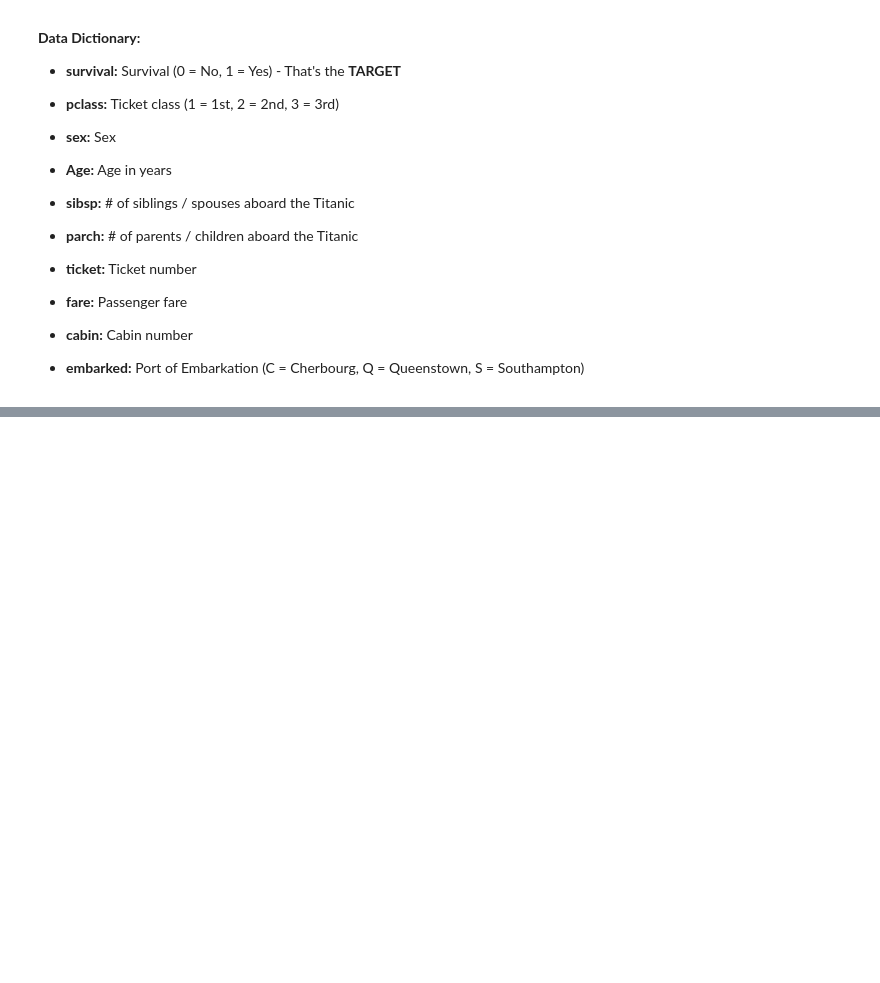
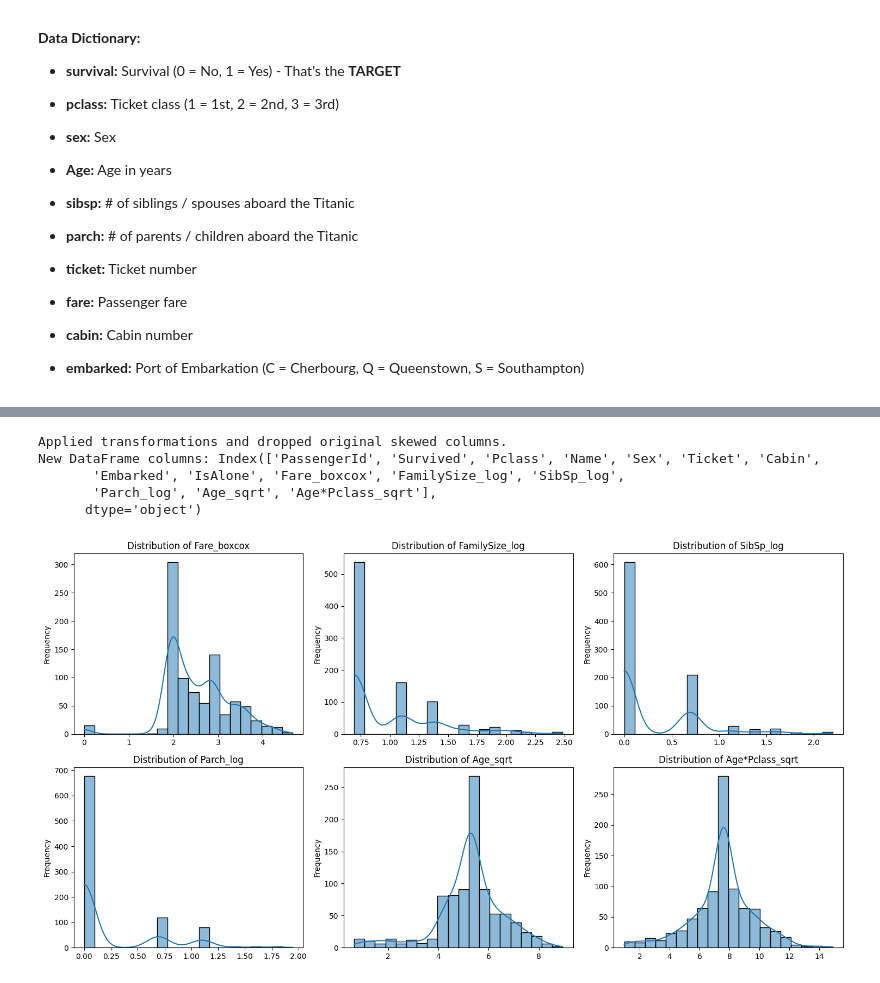
Before and after one commit to ArthurgLeonida/UFSC-DAS410108-Algorithms-DataToML, a Jupyter notebook: titanic.ipynb, the cells around one changed output, grey strips where cells are left out. Cells and saved outputs as stored; diff of their text form; code cells hidden in the pictures; blank space fills up the shorter version.

```diff
--- a/titanic.ipynb
+++ b/titanic.ipynb
@@ -375,0 +470,69 @@ df_eng.head(5)
+# %%
+# --- Handle Skewness in Key Numerical Features ---
+from scipy.stats import boxcox
+
+# Apply Box-Cox to Fare (add 1 to handle zero fares)
+df_eng['Fare_boxcox'], _ = boxcox(df_eng['Fare'] + 1)
+
+# Apply Log Transform to count-based features
+df_eng['FamilySize_log'] = np.log1p(df_eng['FamilySize'])
+df_eng['SibSp_log'] = np.log1p(df_eng['SibSp'])
+df_eng['Parch_log'] = np.log1p(df_eng['Parch'])
+
+# Apply Square Root Transform to moderately skewed features
+# Ensure the column exists and handle potential NaNs before transforming
+if 'Age' in df_eng.columns:
+    df_eng['Age_sqrt'] = np.sqrt(df_eng['Age'].fillna(df_eng['Age'].median()))
+if 'Age*Pclass' in df_eng.columns:
+    df_eng['Age*Pclass_sqrt'] = np.sqrt(df_eng['Age*Pclass'].fillna(df_eng['Age*Pclass'].median()))
+
+
+# --- Drop the Original Skewed Columns ---
+# Now that we have the transformed versions, we can drop the originals
+# to avoid multicollinearity.
+features_to_drop = ['Fare', 'FamilySize', 'SibSp', 'Parch']
+if 'Age' in df_eng.columns:
+    features_to_drop.append('Age')
+if 'Age*Pclass' in df_eng.columns:
+    features_to_drop.append('Age*Pclass')
+
+df_eng.drop(columns=features_to_drop, inplace=True)
+
+print("Applied transformations and dropped original skewed columns.")
+print("New DataFrame columns:", df_eng.columns)
+# %% [output]
+Applied transformations and dropped original skewed columns.
+New DataFrame columns: Index(['PassengerId', 'Survived', 'Pclass', 'Name', 'Sex', 'Ticket', 'Cabin',
+       'Embarked', 'IsAlone', 'Fare_boxcox', 'FamilySize_log', 'SibSp_log',
+       'Parch_log', 'Age_sqrt', 'Age*Pclass_sqrt'],
+      dtype='object')
+# %%
+# --- Visualize All Transformed Features ---
+
+# List the names of your new, transformed columns
+transformed_features = [
+    'Fare_boxcox',
+    'FamilySize_log',
+    'SibSp_log',
+    'Parch_log',
+    'Age_sqrt',
+    'Age*Pclass_sqrt'
+]
+
+# Create a figure and a grid of subplots
+# We'll do a 2x3 grid to fit all 6 plots
+fig, axes = plt.subplots(2, 3, figsize=(15, 8))
+axes = axes.flatten() # Flatten the 2x3 grid into a 1D array for easy looping
+
+for i, feature in enumerate(transformed_features):
+    if feature in df_eng.columns: # Check if the feature exists
+        sns.histplot(df_eng[feature], kde=True, ax=axes[i], bins=20)
+        axes[i].set_title(f'Distribution of {feature}')
+        axes[i].set_xlabel('') # Optional: remove x-label for cleaner look
+        axes[i].set_ylabel('Frequency')
+
+# Adjust layout to prevent titles from overlapping
+plt.tight_layout()
+plt.show()
+# %% [output]
+[figure, added]
```
Also changed, not shown: parts of 60 cells of this notebook, 5 other files.
